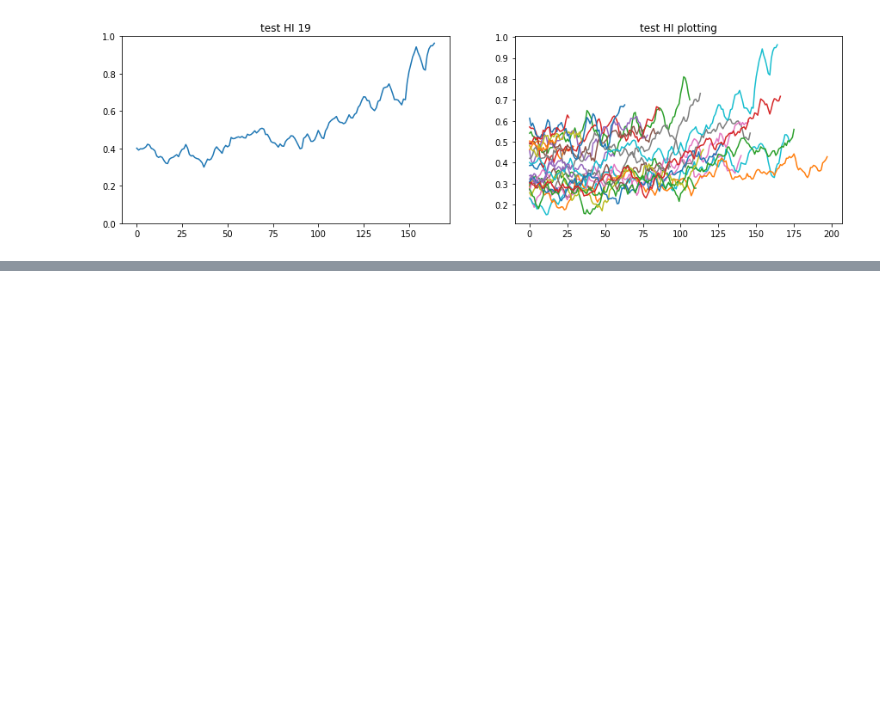
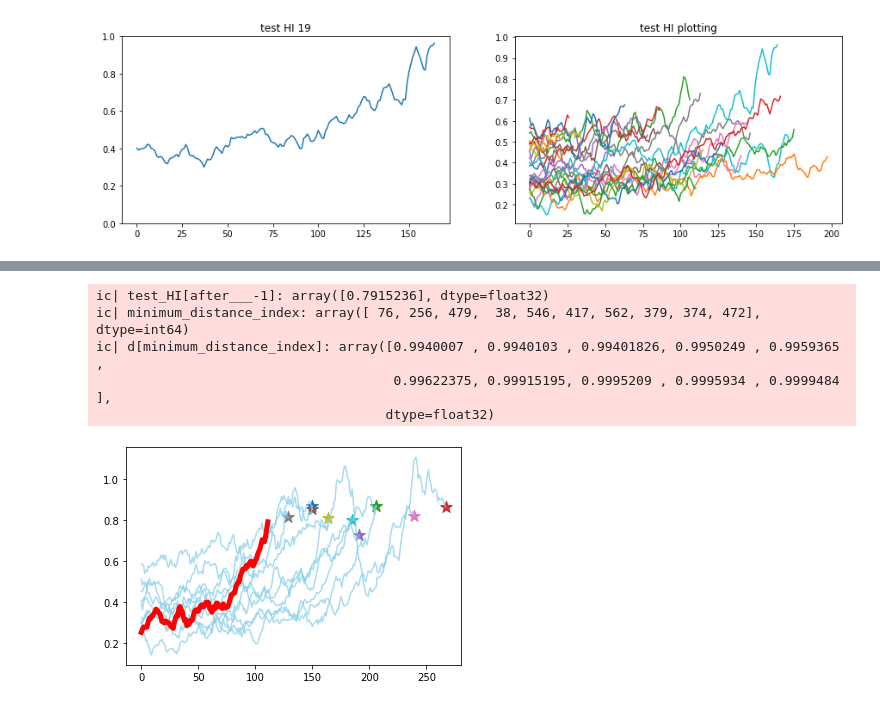
Before and after one commit to kEEPpp/PHM-Competition, a Jupyter notebook: CMAPSS/LSTM_FEAE.ipynb, the cells around one changed output, grey strips where cells are left out. Saved outputs shown, nothing was run; the diff lists cells and outputs as text; code cells hidden in the pictures; blank space fills up the shorter version.

```diff
--- a/CMAPSS/LSTM_FEAE.ipynb
+++ b/CMAPSS/LSTM_FEAE.ipynb
@@ -574,0 +542,48 @@ signal_Encoder = Model(model.get_layer('signal_inputs').input, model.get_layer('
+# %%
+end_hi = []
+for k in range(len(train_INDEX)-1):
+    #if k % 20 == 0:
+    before = train_INDEX[k]
+    after = train_INDEX[k+1]
+    #plt.plot(train_HI[before:after], alpha = 0.3)
+    #print(k)
+    end_hi.append(train_HI[after-1])
+end_hi = np.concatenate(end_hi)
+    #plt.plot(train_HI[before:after])
+
+k = 210
+before = test_INDEX[k]
+after = test_INDEX[k+1]
+
+#plt.plot(test_HI[before:after], color = 'r', linewidth = 5)
+#plt.show()
+# %%
+#k = 210
+before = test_INDEX[210]
+after___ = test_INDEX[211]
+plt.plot(test_HI[before:after___], color = 'r', linewidth = 5, zorder=100)
+
+
+d =distance_score_1(test_HI[after___-1],end_hi)
+ic(test_HI[after___-1])
+minimum_distance_index = d.argsort()[-10:]
+minimum_distance_index
+ic(minimum_distance_index)
+ic(d[minimum_distance_index])
+
+#plt.plot(train_HI[train_INDEX[336]:train_INDEX[337]])
+#plt.show()
+for k in minimum_distance_index:
+    before = train_INDEX[k]
+    after = train_INDEX[k+1]
+    x_axis = np.arange(after-before)
+    plt.scatter(x_axis[-1], train_HI[after-1], marker = '*', s = 150)
+    plt.plot(train_HI[before:after], alpha = 0.7, color = 'skyblue')
+plt.show()
+# %% [output]
+ic| test_HI[after___-1]: array([0.7915236], dtype=float32)
+ic| minimum_distance_index: array([ 76, 256, 479,  38, 546, 417, 562, 379, 374, 472], dtype=int64)
+ic| d[minimum_distance_index]: array([0.9940007 , 0.9940103 , 0.99401826, 0.9950249 , 0.9959365 ,
+                                      0.99622375, 0.99915195, 0.9995209 , 0.9995934 , 0.9999484 ],
+                                     dtype=float32)
+[figure, added]
```
Also changed, not shown: parts of 25 cells of this notebook, 1 other file.
